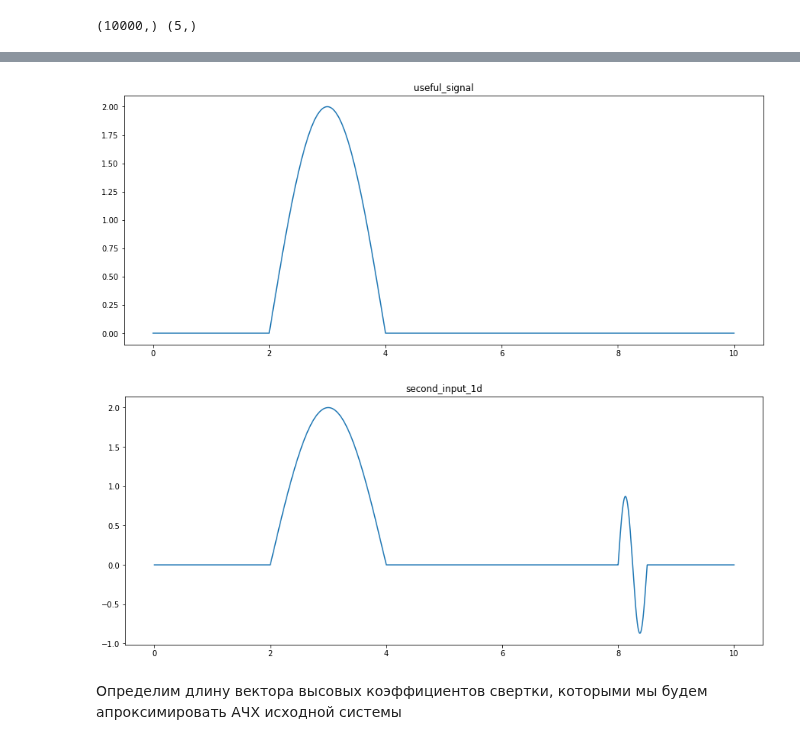
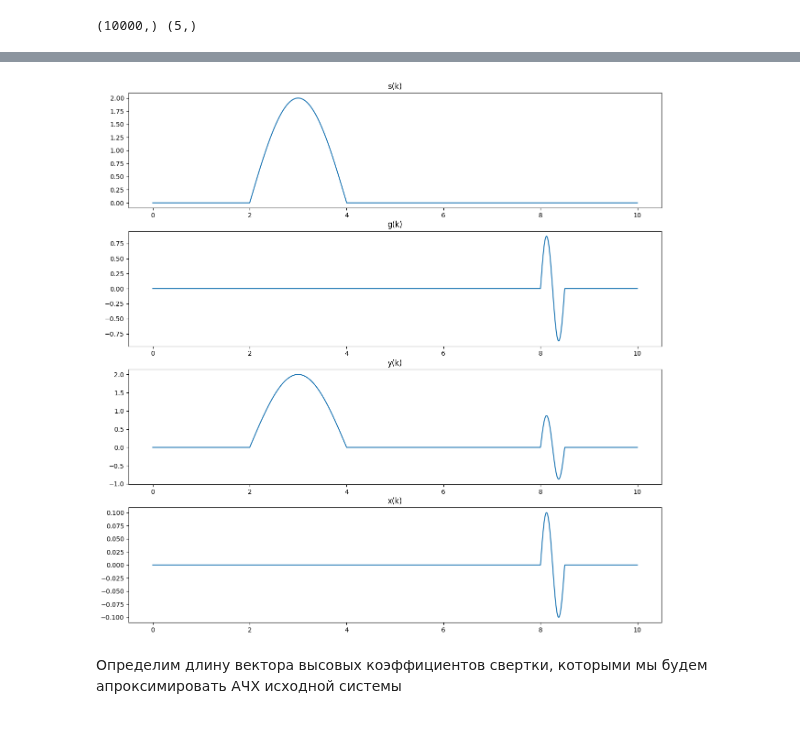
Before and after one commit to dd114/Adaptive-filter-1, a Jupyter notebook: Synthetic-signals3.ipynb, the cells around one changed output, grey strips where cells are left out. Saved outputs shown, nothing was run; the diff lists cells and outputs as text; code cells hidden in the pictures.

```diff
--- a/Synthetic-signals3.ipynb
+++ b/Synthetic-signals3.ipynb
@@ -57,22 +38,26 @@ plt.show()
-# %%
-# freq_bound = 2100
-
-plt.figure(figsize=(15, 6))
-# plt.subplot(1, 2, 1)
-plt.plot(t[:freq_bound], useful_signal[:freq_bound])
-plt.title("useful_signal")
-
-plt.show()
-# %% [output]
-[figure, removed]
-# %%
-plt.figure(figsize=(15, 6))
-# plt.subplot(1, 2, 1)
-plt.plot(t, second_input_1d)
-plt.title("second_input_1d")
-plt.show()
-# %% [output]
-[figure, removed]
+# %%
+freq_bound = 10000
+plt.figure(figsize=(15, 15))
+
+plt.subplot(4, 1, 1)
+plt.title("s(k)")
+plt.plot(t[:freq_bound], useful_signal[:freq_bound])
+
+plt.subplot(4, 1, 2)
+plt.title("g(k)")
+plt.plot(t[:freq_bound], noise[:freq_bound])
+
+plt.subplot(4, 1, 3)
+plt.title("y(k)")
+plt.plot(t, second_input_1d)
+
+plt.subplot(4, 1, 4)
+plt.title("x(k)")
+plt.plot(t[:freq_bound], first_input_1d[:freq_bound])
+
+plt.show()
+# %% [output]
+[figure, added]
 # %% [markdown]
 Определим длину вектора высовых коэффициентов свертки, которыми мы будем апроксимировать АЧХ исходной системы
 # %%
```
Also changed, not shown: parts of 5 cells of this notebook, 4 other files.
